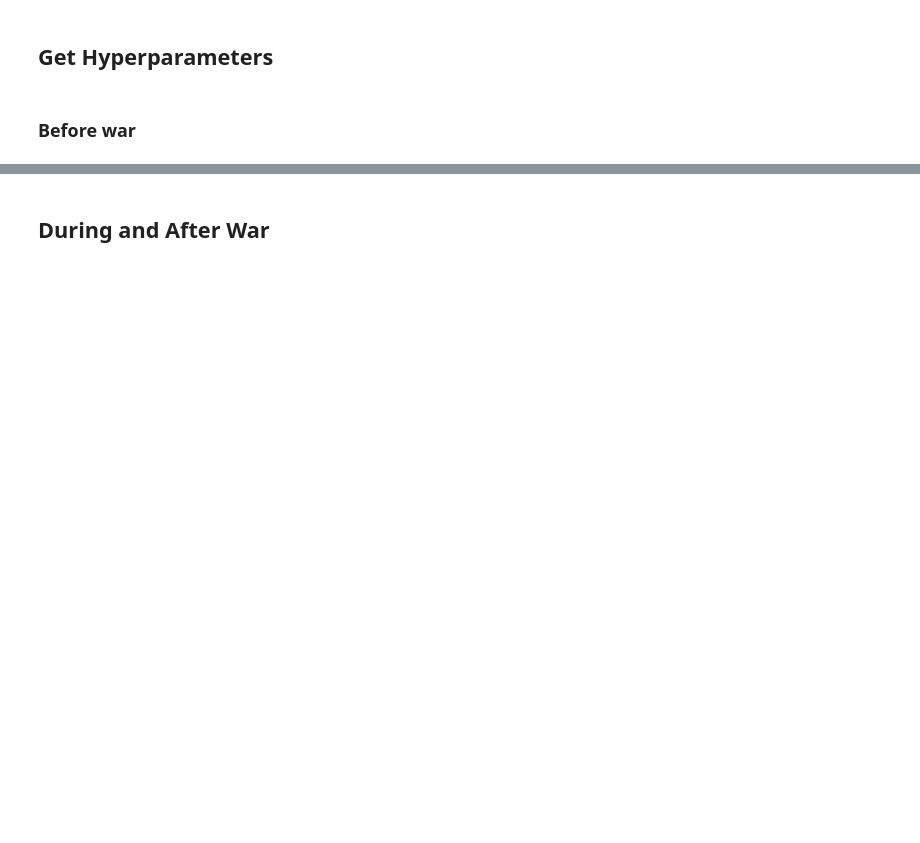
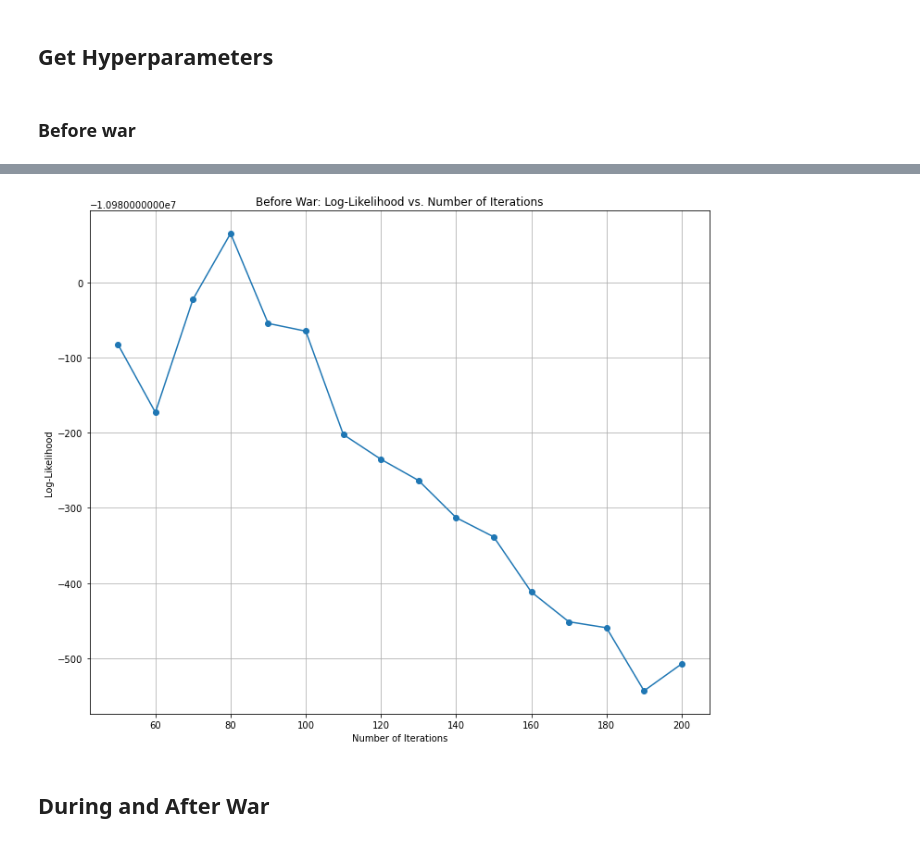
Before and after one commit to JordanMiner/Social_Media_and_Conflict, a Jupyter notebook: ukraine_russia.ipynb, the cells around one changed output, grey strips where cells are left out. Cells and saved outputs as stored; diff of their text form; code cells hidden in the pictures; blank space fills up the shorter version.

```diff
--- a/ukraine_russia.ipynb
+++ b/ukraine_russia.ipynb
@@ -605,3 +399,13 @@ plt.grid(True)
+# %%
+plt.figure(figsize=(12, 10))
+# Plot log-likelihoods
+plt.plot(topic_range, log_likelihoods, marker='o')
+plt.xlabel('Number of Iterations')
+plt.ylabel('Log-Likelihood')
+plt.title('Before War: Log-Likelihood vs. Number of Iterations')
+plt.grid(True)
+# %% [output]
+[figure, added]
 # %% [markdown]
 ## During and After War
 # %%
```
Also changed, not shown: parts of 35 cells of this notebook, 2 other files.
